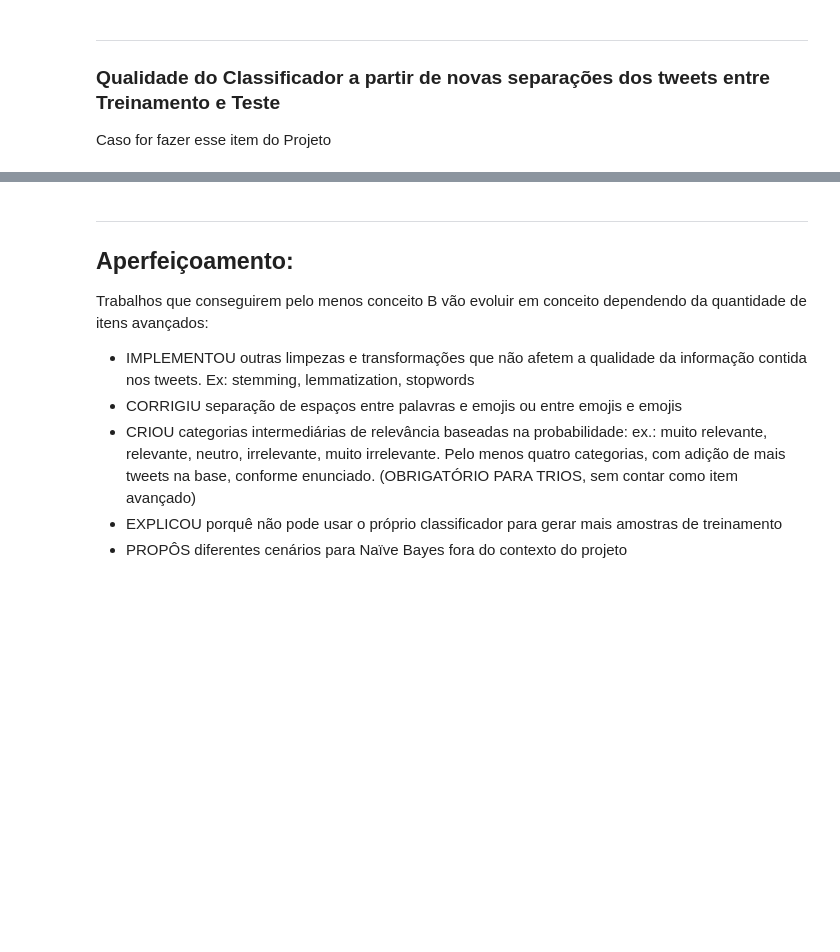
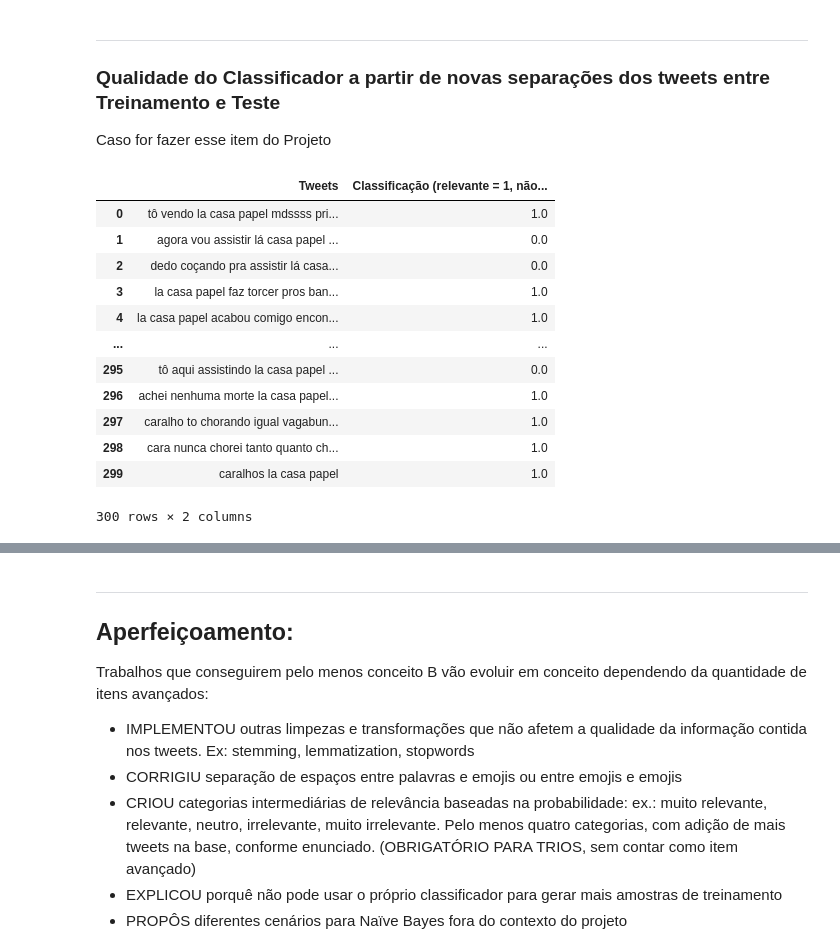
Before and after one commit to ArthurCisotto/P1_CDados, a Jupyter notebook: Projeto1_Layout_Classificador.ipynb, the cells around one changed output, grey strips where cells are left out. Cells and saved outputs as stored; diff of their text form; code cells hidden in the pictures; blank space fills up the shorter version.

```diff
--- a/Projeto1_Layout_Classificador.ipynb
+++ b/Projeto1_Layout_Classificador.ipynb
@@ -383,0 +391,19 @@ Caso for fazer esse item do Projeto
+# %%
+train_para_concat = train
+train_para_concat = train_para_concat.rename(columns={"Treinamento": "Tweets"})
+train_para_concat =train_para_concat.drop(['Classificacao_Naive_Bayes'], axis=1)
+train_para_concat
+# %% [output]
+|  | Tweets | Classificação (relevante = 1, não... |
+| 0 | tô vendo la casa papel mdssss pri... | 1.0 |
+| 1 | agora vou assistir lá casa papel ... | 0.0 |
+| 2 | dedo coçando pra assistir lá casa... | 0.0 |
+| 3 | la casa papel faz torcer pros ban... | 1.0 |
+| 4 | la casa papel acabou comigo encon... | 1.0 |
+| ... | ... | ... |
+| 295 | tô aqui assistindo la casa papel ... | 0.0 |
+| 296 | achei nenhuma morte la casa papel... | 1.0 |
+| 297 | caralho to chorando igual vagabun... | 1.0 |
+| 298 | cara nunca chorei tanto quanto ch... | 1.0 |
+| 299 | caralhos la casa papel | 1.0 |
+300 rows × 2 columns
```
Also changed, not shown: parts of 7 cells of this notebook.
